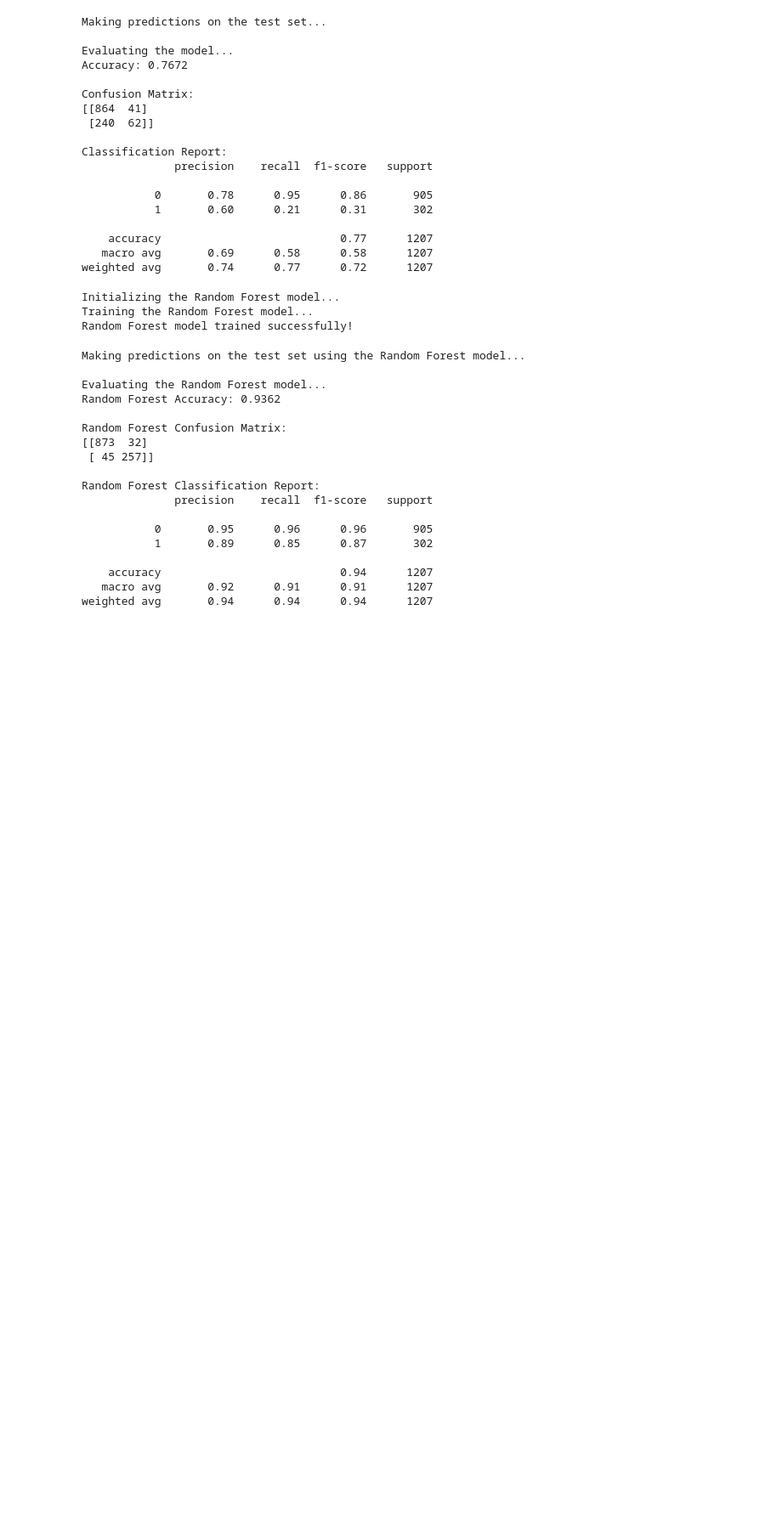
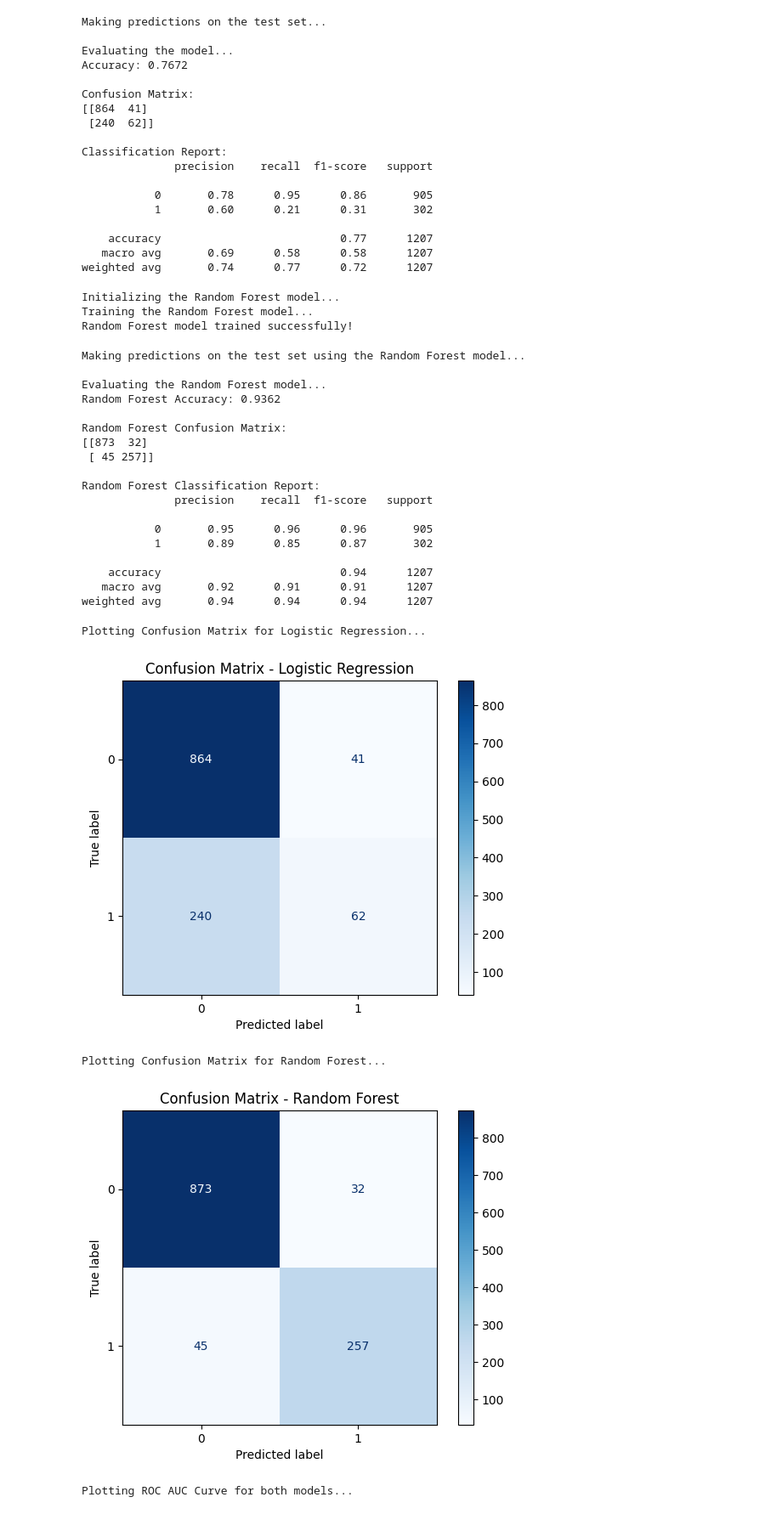
Before and after one commit to Rajath-Raj/pravah_flood_detection, a Jupyter notebook: flood_data_exploration.ipynb, the cells around one changed output. Shown at 85% size. Drawn from its saved outputs; the diff is of its cells as text; code cells hidden in the pictures; blank space fills up the shorter version.

Commit message:
model completed ,

```diff
--- a/flood_data_exploration.ipynb
+++ b/flood_data_exploration.ipynb
@@ -439,3 +437,52 @@ Random Forest Classification Report:
     accuracy                           0.94      1207
    macro avg       0.92      0.91      0.91      1207
 weighted avg       0.94      0.94      0.94      1207
+# %%
+from sklearn.metrics import ConfusionMatrixDisplay, roc_curve, auc
+from sklearn.linear_model import LogisticRegression
+from sklearn.ensemble import RandomForestClassifier
+import matplotlib.pyplot as plt
+
+
+# Assuming log_reg_model and rf_model are already trained
+
+# Plot Confusion Matrix for Logistic Regression
+print("Plotting Confusion Matrix for Logistic Regression...")
+ConfusionMatrixDisplay.from_estimator(log_reg_model, X_test_scaled, y_test, cmap=plt.cm.Blues)
+plt.title('Confusion Matrix - Logistic Regression')
+plt.show()
+
+# Plot Confusion Matrix for Random Forest
+print("\nPlotting Confusion Matrix for Random Forest...")
+ConfusionMatrixDisplay.from_estimator(rf_model, X_test_scaled, y_test, cmap=plt.cm.Blues)
+plt.title('Confusion Matrix - Random Forest')
+plt.show()
+
+# Plot ROC AUC Curve for both models
+print("\nPlotting ROC AUC Curve for both models...")
+plt.figure(figsize=(10, 8))
+
+# Logistic Regression ROC Curve
+fpr_lr, tpr_lr, thresholds_lr = roc_curve(y_test, log_reg_model.predict_proba(X_test_scaled)[:, 1])
+roc_auc_lr = auc(fpr_lr, tpr_lr)
+plt.plot(fpr_lr, tpr_lr, color='darkorange', lw=2, label=f'Logistic Regression (AUC = {roc_auc_lr:.2f})')
+
+# Random Forest ROC Curve
+fpr_rf, tpr_rf, thresholds_rf = roc_curve(y_test, rf_model.predict_proba(X_test_scaled)[:, 1])
+roc_auc_rf = auc(fpr_rf, tpr_rf)
+plt.plot(fpr_rf, tpr_rf, color='green', lw=2, label=f'Random Forest (AUC = {roc_auc_rf:.2f})')
+
+plt.plot([0, 1], [0, 1], color='navy', lw=2, linestyle='--')
+plt.xlim([0.0, 1.0])
+plt.ylim([0.0, 1.05])
+plt.xlabel('False Positive Rate')
+plt.ylabel('True Positive Rate')
+plt.title('Receiver Operating Characteristic (ROC) Curve')
+plt.legend(loc="lower right")
+plt.show()
+# %% [output]
+Plotting Confusion Matrix for Logistic Regression...
+[figure, added]
+Plotting Confusion Matrix for Random Forest...
+[figure, added]
+Plotting ROC AUC Curve for both models...
```
Also changed, not shown: parts of 3 cells of this notebook.
